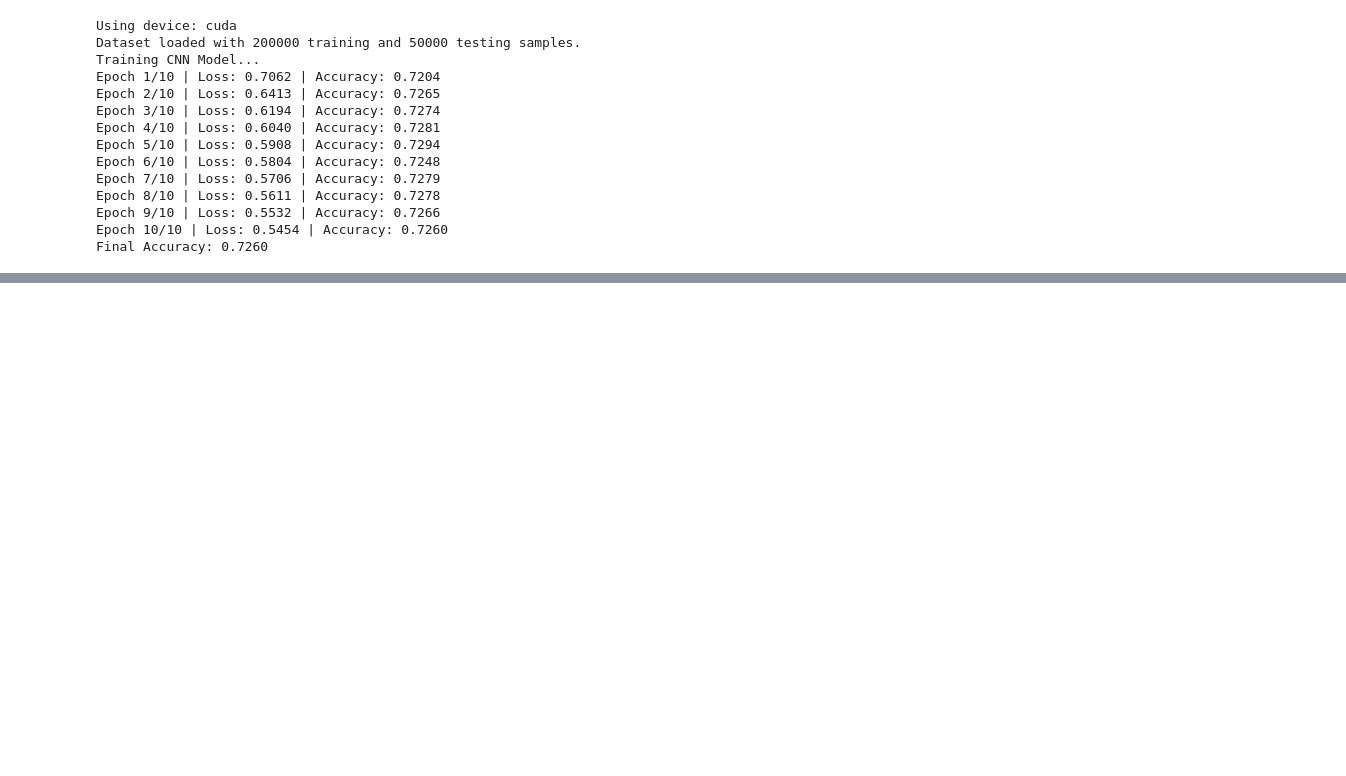
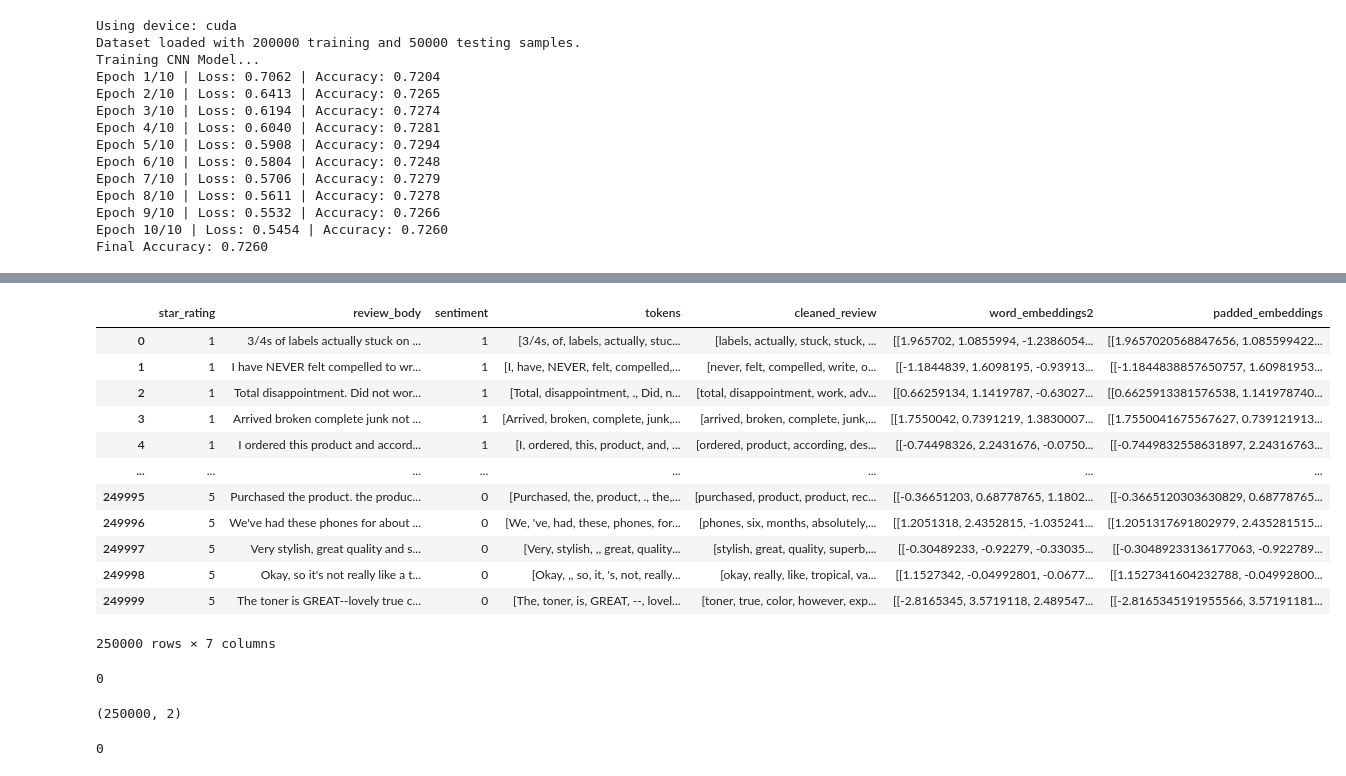
Before and after one commit to junaid537/pytorch, a Jupyter notebook: “HW2_Junaid_Khalidi_Py_CNN.ipynb, the cells around one changed output, grey strips where cells are left out. Saved outputs shown, nothing was run; the diff lists cells and outputs as text; code cells hidden in the pictures; blank space fills up the shorter version.

```diff
--- a/“HW2_Junaid_Khalidi_Py_CNN.ipynb
+++ b/“HW2_Junaid_Khalidi_Py_CNN.ipynb
@@ -2022,0 +2100,3 @@ Final Accuracy: 0.7260
+# %%
+df_3classes = df_3classes.groupby('star_rating').apply(lambda x: x.sample(n=50000, random_state=42)).reset_index(drop=True)
+df_3classes
@@ -2022,0 +2167,3 @@ Final Accuracy: 0.7260
+# %%
+df_3classes = df_3classes.groupby('star_rating').apply(lambda x: x.sample(n=50000, random_state=42)).reset_index(drop=True)
+df_3classes
@@ -2022,0 +2212,60 @@ Final Accuracy: 0.7260
+# %%
+def get_word_embeddings(words, model):
+     return [model[word] for word in words if word in model]  # Get embeddings for each word
+
+#Apply function to dataset
+df_3classes["word_embeddings2"] = df_3classes["cleaned_review"].apply(lambda x: get_word_embeddings(x, custom_w2v.wv))
+df_3classes['sentiment'] = df_3classes['sentiment'].replace({1: 0, 2: 1,3:2})
+# %%
+import numpy as np
+
+max_review_length = 50  # Fixed review length
+embedding_dim = 300  # Word2Vec vector size
+
+def pad_or_truncate(embeddings, max_length=50, vector_size=300):
+    # Efficiently pad or truncate the embeddings without creating intermediate arrays
+    if len(embeddings) == 0:
+        return np.zeros((max_length, vector_size))  # Handle empty reviews properly
+
+    embeddings = np.array(embeddings)  # Convert to a numpy array
+    if len(embeddings) >= max_length:
+        return embeddings[:max_length]  # Truncate if too long
+
+    # Pad if too short
+    padding = np.zeros((max_length - len(embeddings), vector_size))
+    return np.vstack((embeddings, padding))
+
+# Efficiently apply padding/truncation using a list comprehension
+df_3classes["padded_embeddings"] = [
+    pad_or_truncate(embedding, max_review_length, embedding_dim)
+    for embedding in df_3classes["word_embeddings2"]
+]
+# %%
+df_3classes
+# %% [output]
+|  | star_rating | review_body | sentiment | tokens | cleaned_review | word_embeddings2 | padded_embeddings |
+| 0 | 1 | 3/4s of labels actually stuck on ... | 1 | [3/4s, of, labels, actually, stuc... | [labels, actually, stuck, stuck, ... | [[1.965702, 1.0855994, -1.2386054... | [[1.9657020568847656, 1.085599422... |
+| 1 | 1 | I have NEVER felt compelled to wr... | 1 | [I, have, NEVER, felt, compelled,... | [never, felt, compelled, write, o... | [[-1.1844839, 1.6098195, -0.93913... | [[-1.1844838857650757, 1.60981953... |
+| 2 | 1 | Total disappointment. Did not wor... | 1 | [Total, disappointment, ., Did, n... | [total, disappointment, work, adv... | [[0.66259134, 1.1419787, -0.63027... | [[0.6625913381576538, 1.141978740... |
+| 3 | 1 | Arrived broken complete junk not ... | 1 | [Arrived, broken, complete, junk,... | [arrived, broken, complete, junk,... | [[1.7550042, 0.7391219, 1.3830007... | [[1.7550041675567627, 0.739121913... |
+| 4 | 1 | I ordered this product and accord... | 1 | [I, ordered, this, product, and, ... | [ordered, product, according, des... | [[-0.74498326, 2.2431676, -0.0750... | [[-0.7449832558631897, 2.24316763... |
+| ... | ... | ... | ... | ... | ... | ... | ... |
+| 249995 | 5 | Purchased the product. the produc... | 0 | [Purchased, the, product, ., the,... | [purchased, product, product, rec... | [[-0.36651203, 0.68778765, 1.1802... | [[-0.3665120303630829, 0.68778765... |
+| 249996 | 5 | We've had these phones for about ... | 0 | [We, 've, had, these, phones, for... | [phones, six, months, absolutely,... | [[1.2051318, 2.4352815, -1.035241... | [[1.2051317691802979, 2.435281515... |
+| 249997 | 5 | Very stylish, great quality and s... | 0 | [Very, stylish, ,, great, quality... | [stylish, great, quality, superb,... | [[-0.30489233, -0.92279, -0.33035... | [[-0.30489233136177063, -0.922789... |
+| 249998 | 5 | Okay, so it's not really like a t... | 0 | [Okay, ,, so, it, 's, not, really... | [okay, really, like, tropical, va... | [[1.1527342, -0.04992801, -0.0677... | [[1.1527341604232788, -0.04992800... |
+| 249999 | 5 | The toner is GREAT--lovely true c... | 0 | [The, toner, is, GREAT, --, lovel... | [toner, true, color, however, exp... | [[-2.8165345, 3.5719118, 2.489547... | [[-2.8165345191955566, 3.57191181... |
+250000 rows × 7 columns
+# %%
+del custom_w2v
+df_3classes = df_3classes[["padded_embeddings", "sentiment"]]
+
+# Force garbage collection to free memory
+import gc
+gc.collect()
+# %% [output]
+0
+# %%
+df_3classes.shape
+# %% [output]
+(250000, 2)
@@ -2022,0 +2277,7 @@ Final Accuracy: 0.7260
+# %%
+import gc
+
+#del df['tokens']  # Delete the column
+gc.collect()
+# %% [output]
+0
```
Also changed, not shown: parts of 18 cells of this notebook.
